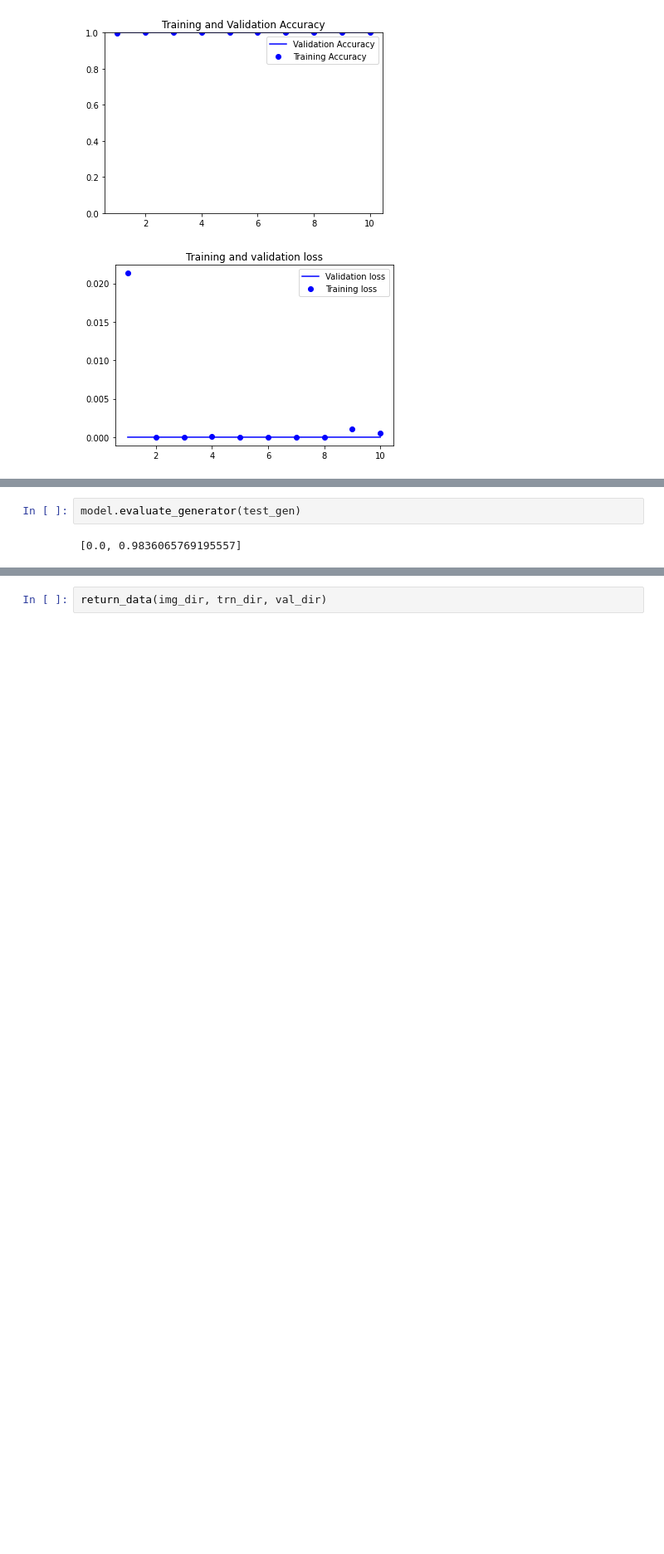
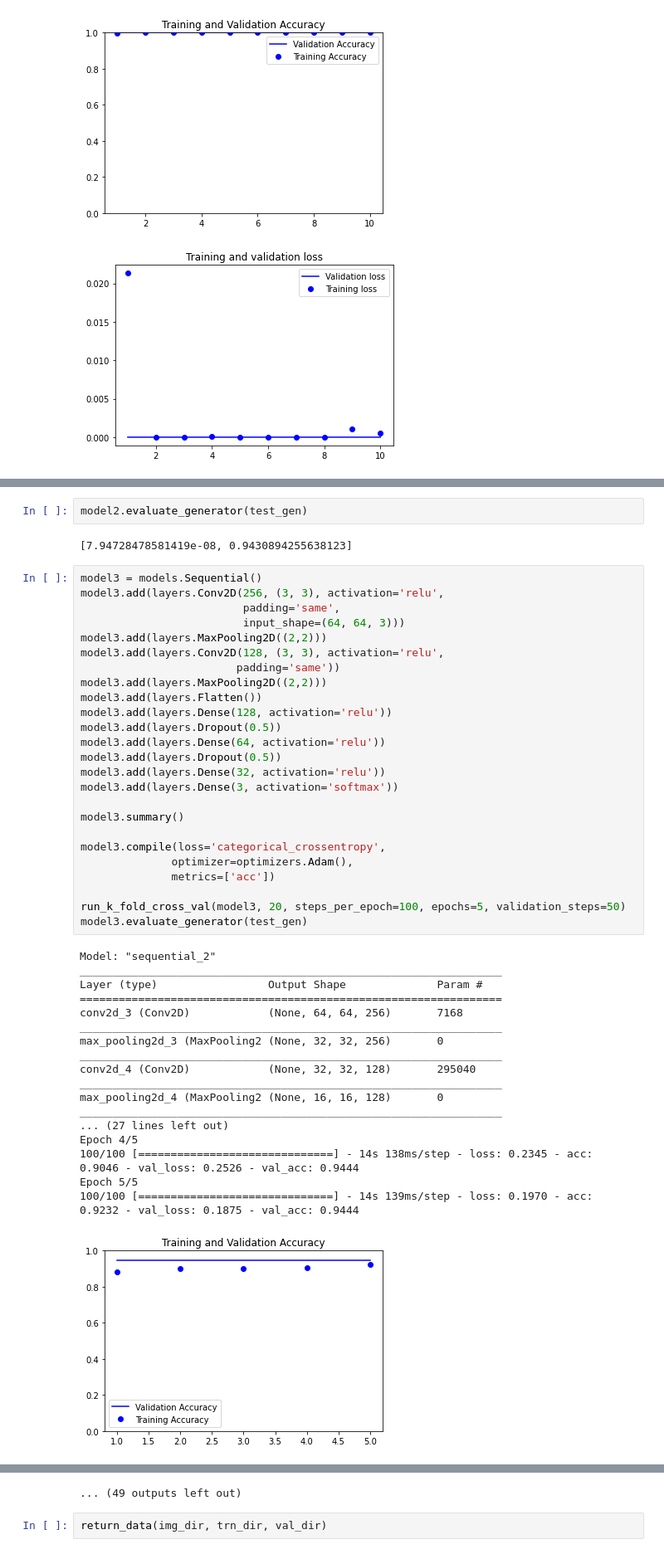
Before and after one commit to aviralsomani/driv-face-classifier, a Jupyter notebook: AviralSomani_FinalProject.ipynb, the cells around one changed output, grey strips where cells are left out. Shown at 83% size. Cells and saved outputs as stored; diff of their text form; blank space fills up the shorter version.

```diff
--- a/AviralSomani_FinalProject.ipynb
+++ b/AviralSomani_FinalProject.ipynb
@@ -414,4 +430,48 @@ Found 305 images belonging to 3 classes.
 # %%
-model.evaluate_generator(test_gen)
+model2.evaluate_generator(test_gen)
 # %% [output]
-[0.0, 0.9836065769195557]
+[7.94728478581419e-08, 0.9430894255638123]
+# %%
+model3 = models.Sequential()
+model3.add(layers.Conv2D(256, (3, 3), activation='relu',
+                         padding='same',
+                         input_shape=(64, 64, 3)))
+model3.add(layers.MaxPooling2D((2,2)))
+model3.add(layers.Conv2D(128, (3, 3), activation='relu',
+                        padding='same'))
+model3.add(layers.MaxPooling2D((2,2)))
+model3.add(layers.Flatten())
+model3.add(layers.Dense(128, activation='relu'))
+model3.add(layers.Dropout(0.5))
+model3.add(layers.Dense(64, activation='relu'))
+model3.add(layers.Dropout(0.5))
+model3.add(layers.Dense(32, activation='relu'))
+model3.add(layers.Dense(3, activation='softmax'))
+
+model3.summary()
+
+model3.compile(loss='categorical_crossentropy',
+              optimizer=optimizers.Adam(),
+              metrics=['acc'])
+
+run_k_fold_cross_val(model3, 20, steps_per_epoch=100, epochs=5, validation_steps=50)
+model3.evaluate_generator(test_gen)
+# %% [output]
+Model: "sequential_2"
+_________________________________________________________________
+Layer (type)                 Output Shape              Param #
+=================================================================
+conv2d_3 (Conv2D)            (None, 64, 64, 256)       7168
+_________________________________________________________________
+max_pooling2d_3 (MaxPooling2 (None, 32, 32, 256)       0
+_________________________________________________________________
+conv2d_4 (Conv2D)            (None, 32, 32, 128)       295040
+_________________________________________________________________
+max_pooling2d_4 (MaxPooling2 (None, 16, 16, 128)       0
+_________________________________________________________________
+... (27 lines left out)
+Epoch 4/5
+100/100 [==============================] - 14s 138ms/step - loss: 0.2345 - acc: 0.9046 - val_loss: 0.2526 - val_acc: 0.9444
+Epoch 5/5
+100/100 [==============================] - 14s 139ms/step - loss: 0.1970 - acc: 0.9232 - val_loss: 0.1875 - val_acc: 0.9444
+[figure, added]
@@ -418,2 +524,3 @@ model.evaluate_generator(test_gen)
+... (49 outputs left out)
 # %%
 return_data(img_dir, trn_dir, val_dir)
```
Also changed, not shown: parts of 16 cells of this notebook.
